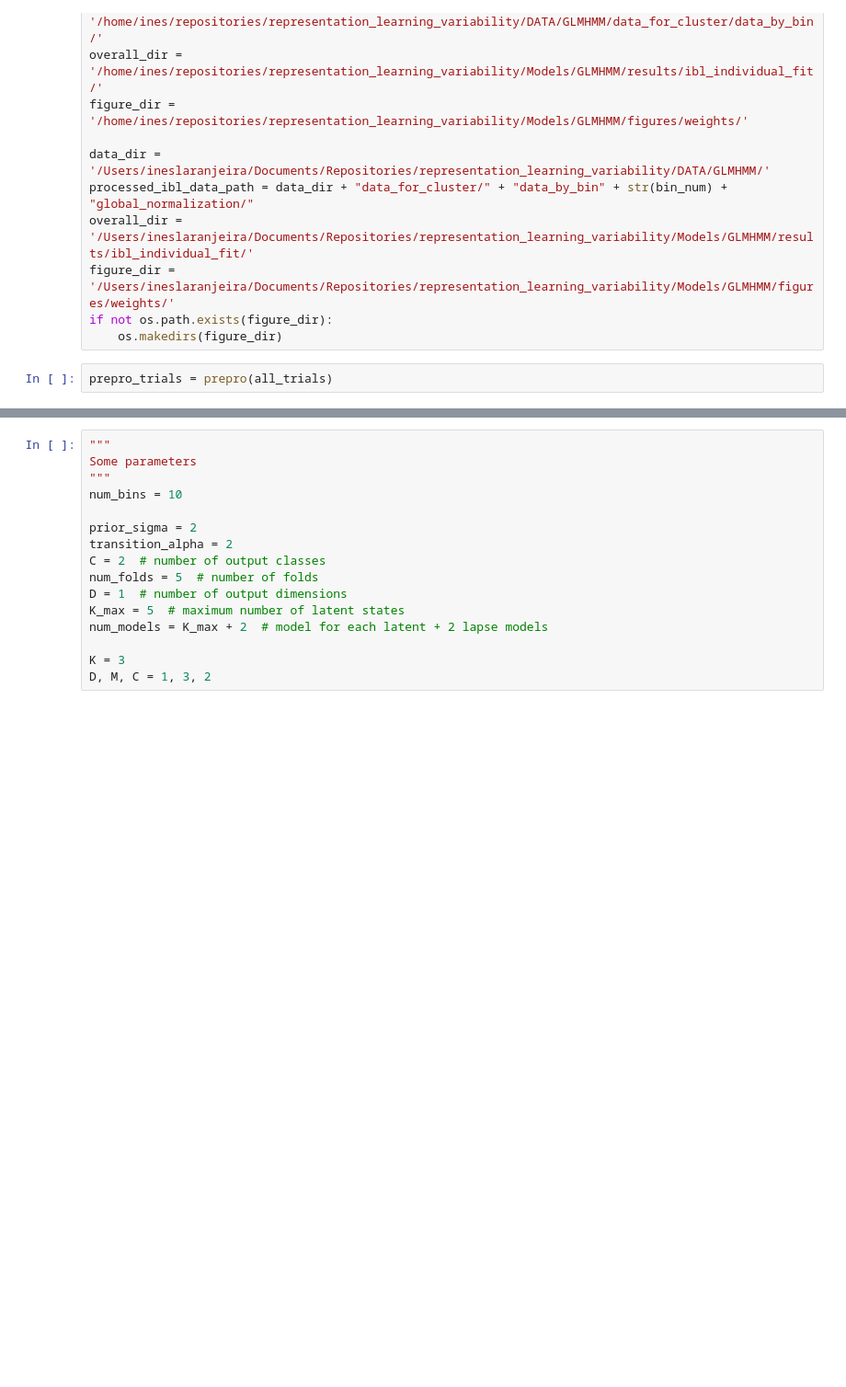
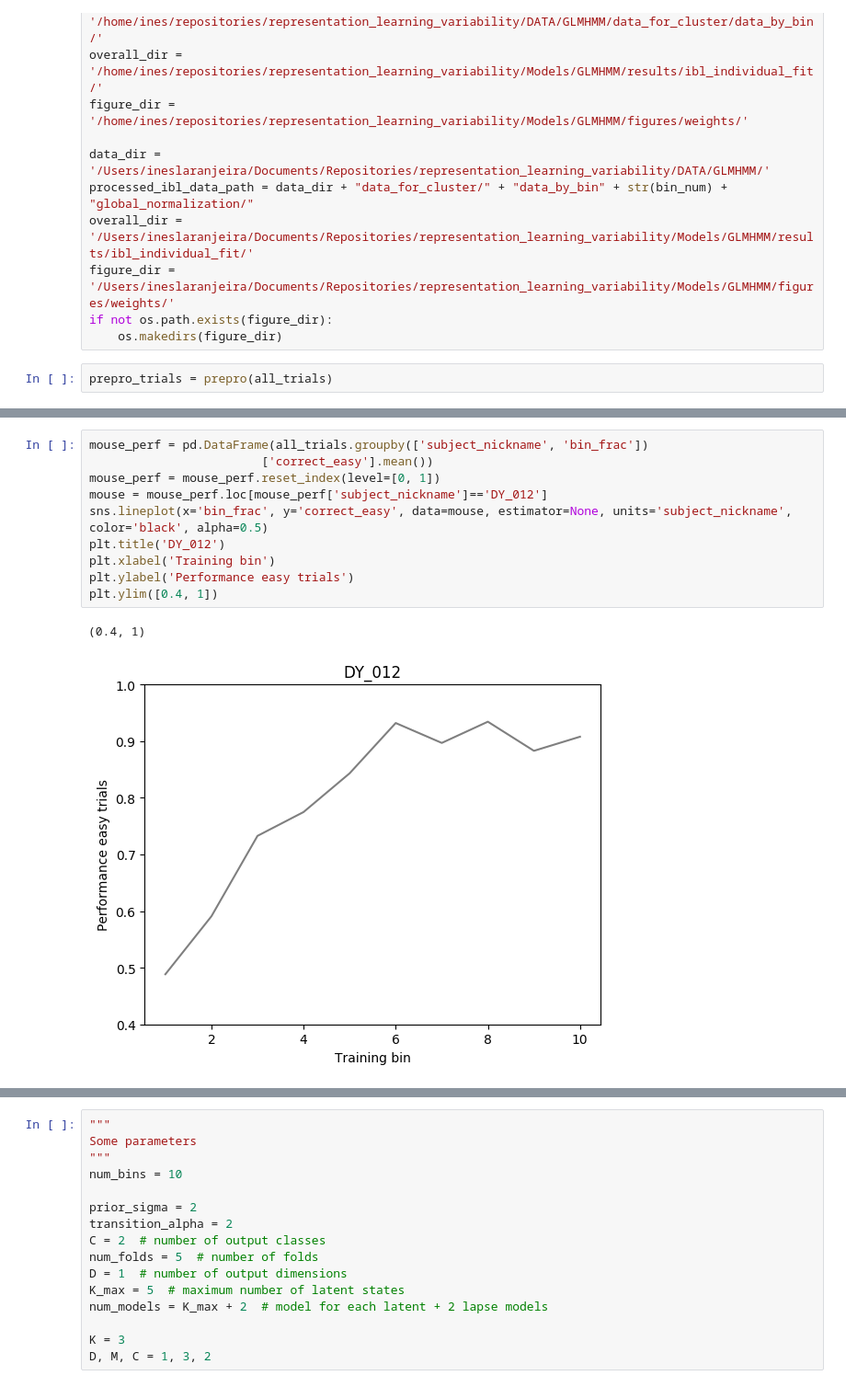
Before and after one commit to ineslaranjeira/representation_learning_variability, a Jupyter notebook: Models/GLMHMM/2_fit_models/fit_glm/5_plot_best_params.ipynb, the cells around one changed output, grey strips where cells are left out. Shown at 92% size. Saved outputs shown, nothing was run; the diff lists cells and outputs as text; blank space fills up the shorter version.

```diff
--- a/Models/GLMHMM/2_fit_models/fit_glm/5_plot_best_params.ipynb
+++ b/Models/GLMHMM/2_fit_models/fit_glm/5_plot_best_params.ipynb
@@ -47,0 +79,13 @@ prepro_trials = prepro(all_trials)
+# %%
+mouse_perf = pd.DataFrame(all_trials.groupby(['subject_nickname', 'bin_frac'])
+                        ['correct_easy'].mean())
+mouse_perf = mouse_perf.reset_index(level=[0, 1])
+mouse = mouse_perf.loc[mouse_perf['subject_nickname']=='DY_012']
+sns.lineplot(x='bin_frac', y='correct_easy', data=mouse, estimator=None, units='subject_nickname', color='black', alpha=0.5)
+plt.title('DY_012')
+plt.xlabel('Training bin')
+plt.ylabel('Performance easy trials')
+plt.ylim([0.4, 1])
+# %% [output]
+(0.4, 1)
+[figure, added]
```
Also changed, not shown: parts of 6 cells of this notebook, 1 other file.
